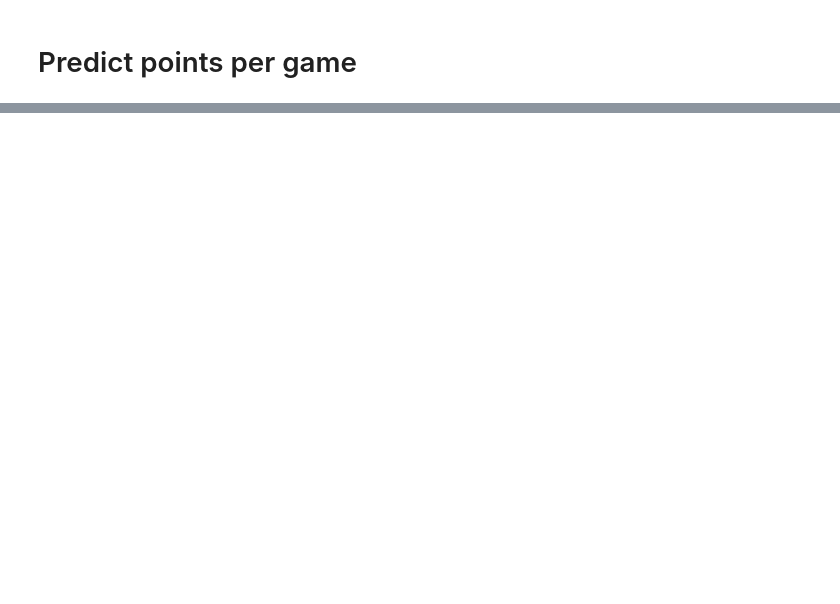
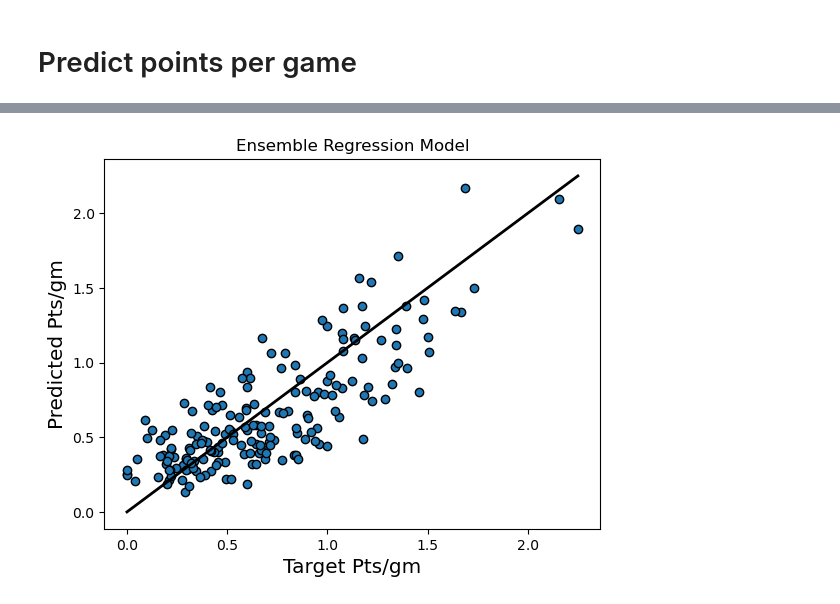
Before and after one commit to Guigui031/Machine-Learning-for-the-Best-NHL-Pool, a Jupyter notebook: ML_for_NHL.ipynb, the cells around one changed output, grey strips where cells are left out. Saved outputs shown, nothing was run; the diff lists cells and outputs as text; code cells hidden in the pictures; blank space fills up the shorter version.

Commit message:
updated with ensemble learning

```diff
--- a/ML_for_NHL.ipynb
+++ b/ML_for_NHL.ipynb
@@ -182,5 +250,4 @@ print('RMSE:', root_mean_squared_error(X_test['points_2'], y_test))
 # %%
 # Lancer le VotingClassifier
-model_names = ['ComplementNB', 'XGBoost', 'LogisticRegression', 'SVC', 'SVD']
+model_names = ['XGBoost', 'LogisticRegression', 'SVR', 'SGD']
 model = train_ensemble(X_train, y_train, model_names)
-# predictions_voter = best_ensemble_model.predict(data_preprocess.test)
@@ -192,12 +254,13 @@ print('RMSE:', root_mean_squared_error(model.predict(X_test), y_test))
 # %%
-import matplotlib.pyplot as plt
-
 fig, ax = plt.subplots()
 ax.scatter(y_test, model.predict(X_test), edgecolors=(0, 0, 0))
 ax.plot([y_test.min(), y_test.max()], [y_test.min(), y_test.max()], 'k-', lw=2)
 ax.set_xlabel('Target Pts/gm', size='x-large')
 ax.set_ylabel('Predicted Pts/gm', size='x-large')
+plt.title("Ensemble Regression Model")
 plt.savefig('plot.png')
+# %% [output]
+[figure, added]
 # %%
 # extract data for the last two seasons to predict the new one
 pred_data = []
```
Also changed, not shown: parts of 20 cells of this notebook, 1 other file.
